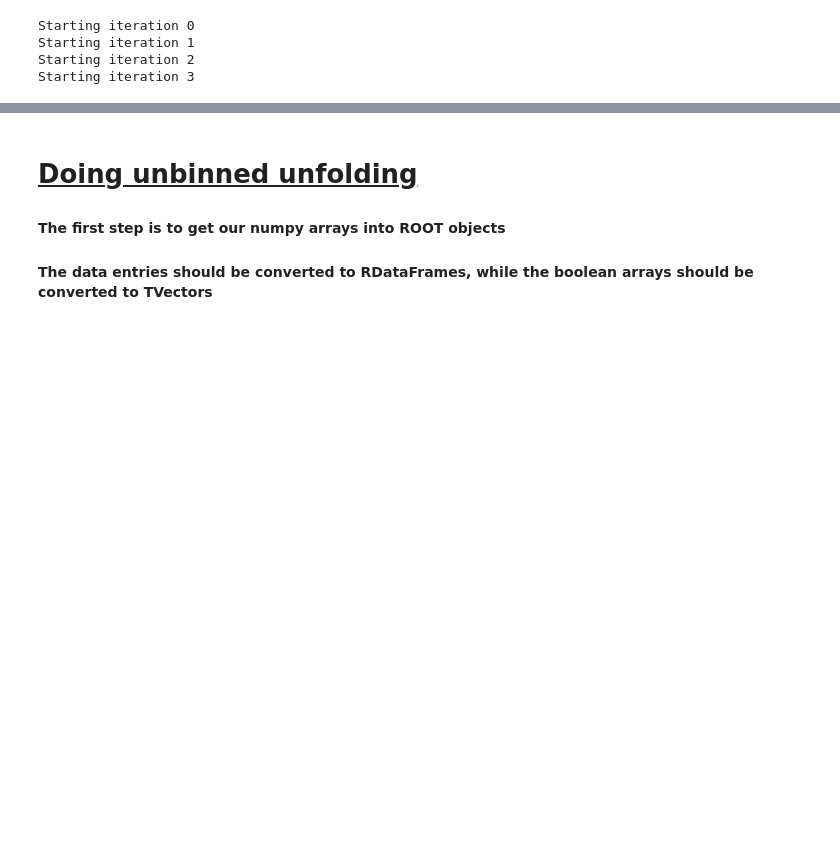
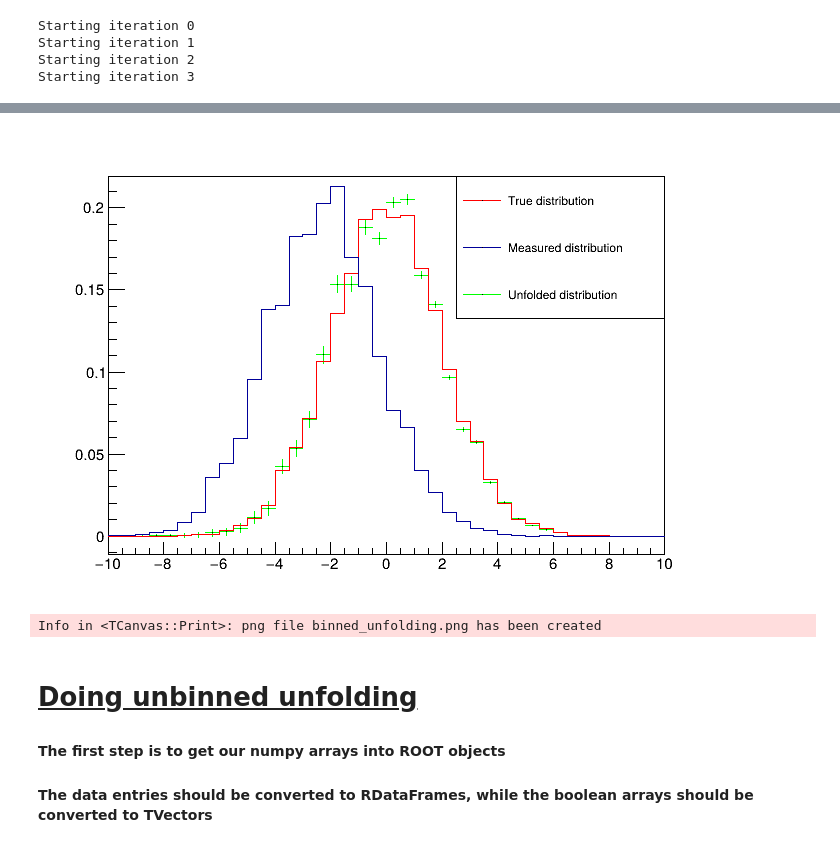
Before and after one commit to rymilton/unbinned_unfolding, a Jupyter notebook: examples/OmniFold_example.ipynb, the cells around one changed output, grey strips where cells are left out. Drawn from its saved outputs; the diff is of its cells as text; code cells hidden in the pictures; blank space fills up the shorter version.

```diff
--- a/examples/OmniFold_example.ipynb
+++ b/examples/OmniFold_example.ipynb
@@ -167,5 +188,6 @@ leg_binned_unfolding.AddEntry(truth_hist, "True distribution","pl")
 leg_binned_unfolding.AddEntry(measured_hist, "Measured distribution", "pl")
 leg_binned_unfolding.AddEntry(binned_unfolding_hist, "Unfolded distribution")
 leg_binned_unfolding.Draw()
-c_binned_unfolding.Draw()
+c_binned_unfolding.SaveAs("binned_unfolding.png")
+display(Image("binned_unfolding.png"))
 # %% [output]
@@ -173,3 +194,5 @@ c_binned_unfolding.Draw()
+[figure, added]
+Info in <TCanvas::Print>: png file binned_unfolding.png has been created
 # %% [markdown]
 # <u>Doing unbinned unfolding</u>
 #### The first step is to get our numpy arrays into ROOT objects
```
Also changed, not shown: parts of 10 cells of this notebook.
